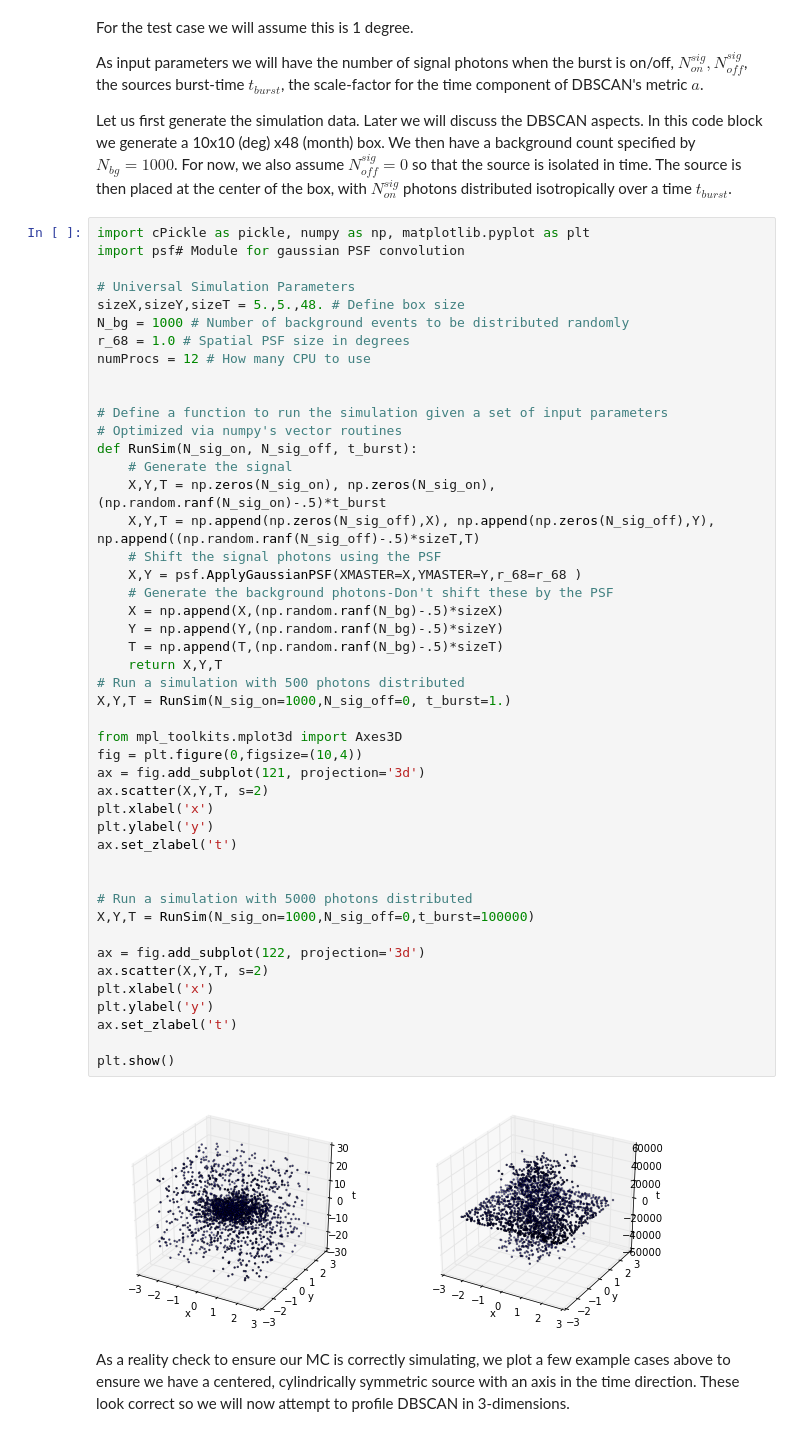
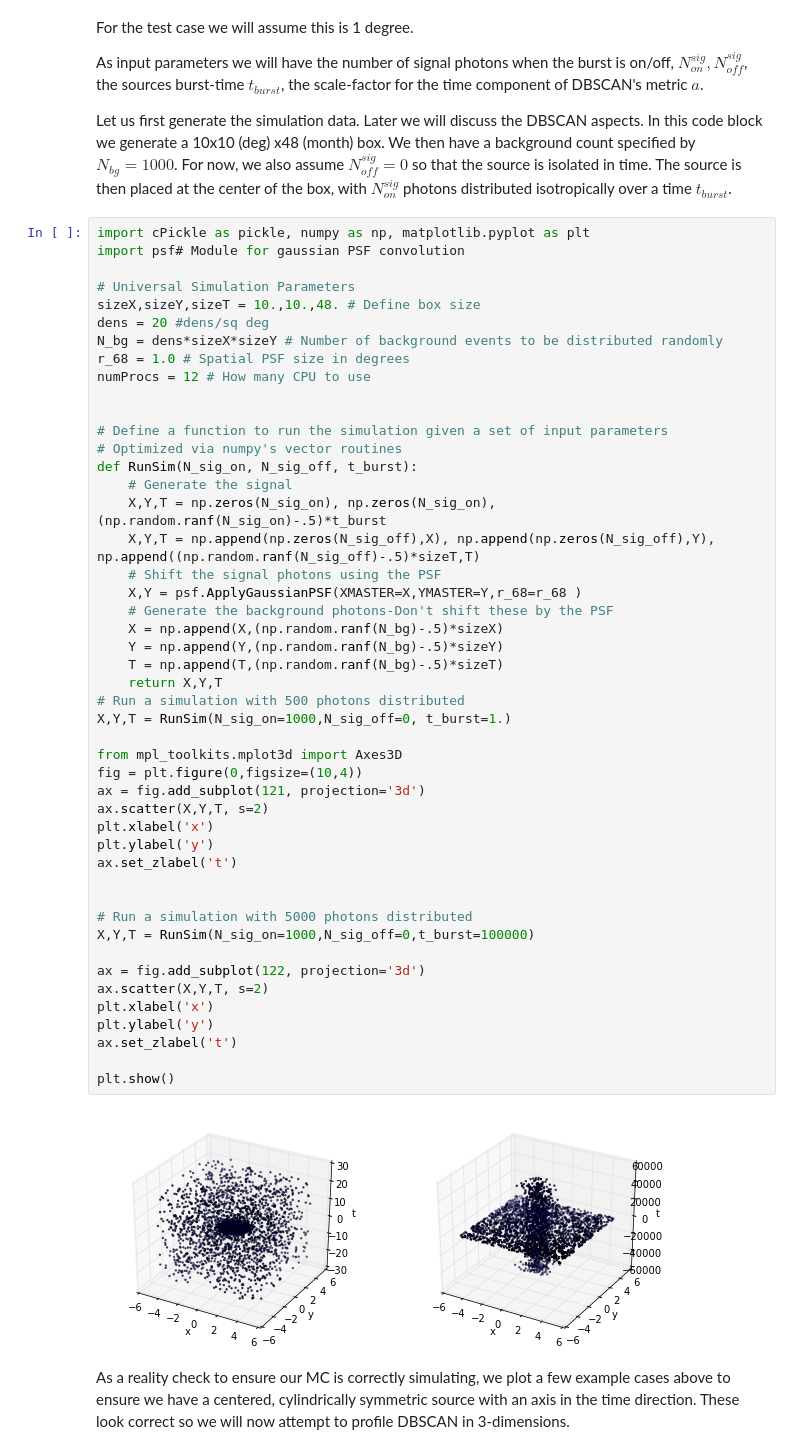
Before and after one commit to erccarls/time_var, a Jupyter notebook: Time_Var_DBSCAN/run_MC.ipynb, the cells around one changed output. Cells and saved outputs as stored; diff of their text form.

```diff
--- a/Time_Var_DBSCAN/run_MC.ipynb
+++ b/Time_Var_DBSCAN/run_MC.ipynb
@@ -21,8 +21,9 @@ import cPickle as pickle, numpy as np, matplotlib.pyplot as plt
 import psf# Module for gaussian PSF convolution
 
 # Universal Simulation Parameters
-sizeX,sizeY,sizeT = 5.,5.,48. # Define box size
-N_bg = 1000 # Number of background events to be distributed randomly
+sizeX,sizeY,sizeT = 10.,10.,48. # Define box size
+dens = 20 #dens/sq deg
+N_bg = dens*sizeX*sizeY # Number of background events to be distributed randomly
 r_68 = 1.0 # Spatial PSF size in degrees
 numProcs = 12 # How many CPU to use
 
@@ -36,34 +37,34 @@ def RunSim(N_sig_on, N_sig_off, t_burst):
     # Shift the signal photons using the PSF
     X,Y = psf.ApplyGaussianPSF(XMASTER=X,YMASTER=Y,r_68=r_68 )
     # Generate the background photons-Don't shift these by the PSF
     X = np.append(X,(np.random.ranf(N_bg)-.5)*sizeX)
     Y = np.append(Y,(np.random.ranf(N_bg)-.5)*sizeY)
     T = np.append(T,(np.random.ranf(N_bg)-.5)*sizeT)
     return X,Y,T
 # Run a simulation with 500 photons distributed
 X,Y,T = RunSim(N_sig_on=1000,N_sig_off=0, t_burst=1.)
 
 from mpl_toolkits.mplot3d import Axes3D
 fig = plt.figure(0,figsize=(10,4))
 ax = fig.add_subplot(121, projection='3d')
 ax.scatter(X,Y,T, s=2)
 plt.xlabel('x')
 plt.ylabel('y')
 ax.set_zlabel('t')
 
 
 # Run a simulation with 5000 photons distributed
 X,Y,T = RunSim(N_sig_on=1000,N_sig_off=0,t_burst=100000)
 
 ax = fig.add_subplot(122, projection='3d')
 ax.scatter(X,Y,T, s=2)
 plt.xlabel('x')
 plt.ylabel('y')
 ax.set_zlabel('t')
 
 plt.show()
 # %% [output]
-[figure, old version]
+[figure, new version]
 # %% [markdown]
 As a reality check to ensure our MC is correctly simulating, we plot a few example cases above to ensure we have a centered, cylindrically symmetric source with an axis in the time direction.  These look correct so we will now attempt to profile DBSCAN in 3-dimensions.
 # %% [markdown]
```
Also changed, not shown: parts of 14 cells of this notebook, 4 other files.
